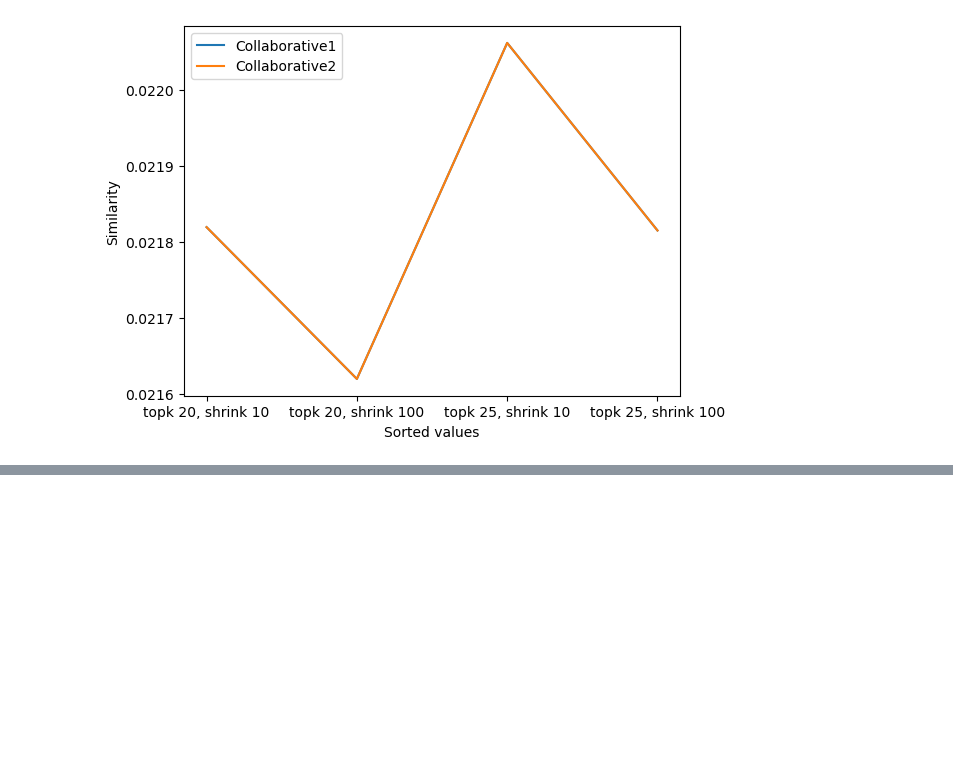
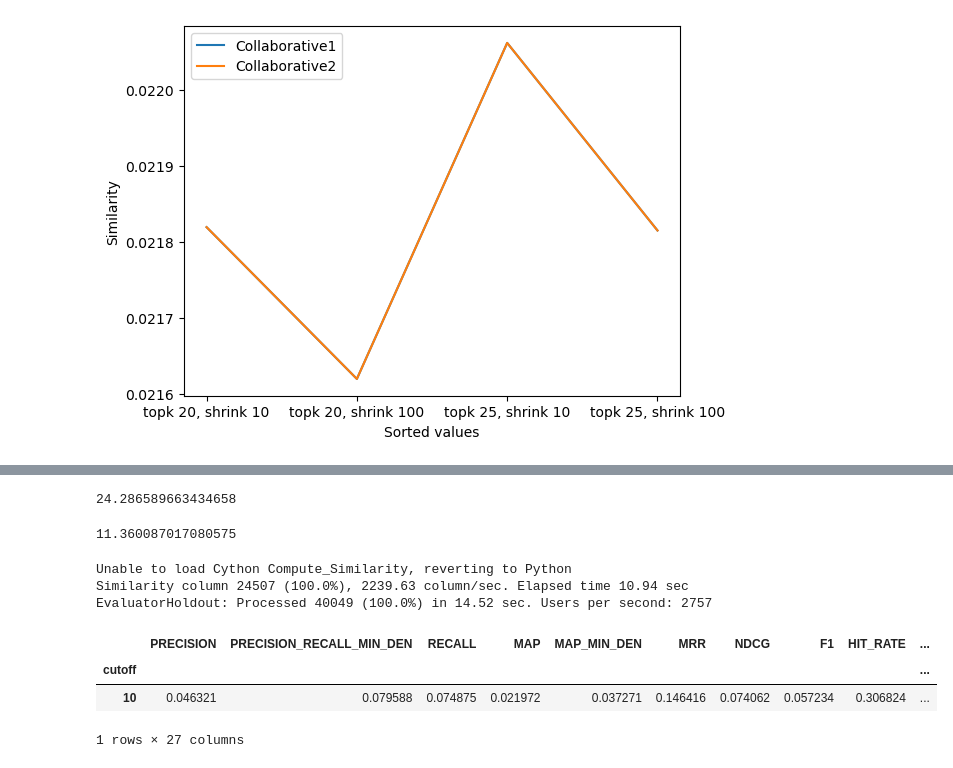
Before and after one commit to MatteoPancini/Recsys-Challenge-2022, a Jupyter notebook: Hyperparameter Tuning/ItemKNNCF.ipynb, the cells around one changed output, grey strips where cells are left out. Saved outputs shown, nothing was run; the diff lists cells and outputs as text; code cells hidden in the pictures; blank space fills up the shorter version.

Commit message:
Best ItemKNNCF hyperparameter tuning (1) + cython libraries (not working)

```diff
--- a/Hyperparameter Tuning/ItemKNNCF.ipynb
+++ b/Hyperparameter Tuning/ItemKNNCF.ipynb
@@ -172,29 +166,0 @@ pyplot.show()
-# %%
-import pandas as pd
-import numpy as np
-import scipy.sparse as sp
-import optuna as op
-from Evaluation.Evaluator import EvaluatorHoldout
-from Data_manager.split_functions.split_train_validation_random_holdout import split_train_in_two_percentage_global_sample
-from Recommenders.KNN.ItemKNNCFRecommender import ItemKNNCFRecommender
-
-dataset = pd.read_csv('../Input/interactions_and_impressions.csv')
-dataset = dataset.drop(columns=['Impressions'])
-
-datasetCOO = sp.coo_matrix((dataset["Data"].values, (dataset["UserID"].values, dataset["ItemID"].values)))
-userIDS = dataset['UserID'].unique()
-itemIDS = dataset['ItemID'].unique()
-
-URM = np.zeros((len(userIDS), len(itemIDS)), dtype=int)
-for x in range(len(datasetCOO.data)):
-    if datasetCOO.data[x] == 0:
-        URM[datasetCOO.row[x]][datasetCOO.col[x]] = int(1)
-
-URM = sp.csr_matrix(URM)
-
-URM_train, URM_validation = split_train_in_two_percentage_global_sample(URM, train_percentage = 0.80)
-
-evaluator_validation = EvaluatorHoldout(URM_validation, cutoff_list=[10], verbose=False)
-
-recommender = ItemKNNCFRecommender(URM_train)
-hyperparameters = {'target' : 0.0}
@@ -219,0 +222,20 @@ Similarity column 24507 (100.0%), 671.82 column/sec. Elapsed time 36.48 sec
+# %%
+topK
+# %% [output]
+24.286589663434658
+# %%
+shrink
+# %% [output]
+11.360087017080575
+# %%
+recommender.fit(shrink=int(11.360087017080575), topK=int(24.286589663434658))
+result_df, _ = evaluator_test.evaluateRecommender(recommender)
+result_df
+# %% [output]
+Unable to load Cython Compute_Similarity, reverting to Python
+Similarity column 24507 (100.0%), 2239.63 column/sec. Elapsed time 10.94 sec
+EvaluatorHoldout: Processed 40049 (100.0%) in 14.52 sec. Users per second: 2757
+|  | PRECISION | PRECISION_RECALL_MIN_DEN | RECALL | MAP | MAP_MIN_DEN | MRR | NDCG | F1 | HIT_RATE | ... |
+| cutoff |  |  |  |  |  |  |  |  |  | ... |
+| 10 | 0.046321 | 0.079588 | 0.074875 | 0.021972 | 0.037271 | 0.146416 | 0.074062 | 0.057234 | 0.306824 | ... |
+1 rows × 27 columns
```
Also changed, not shown: parts of 11 cells of this notebook, 21 other files.
